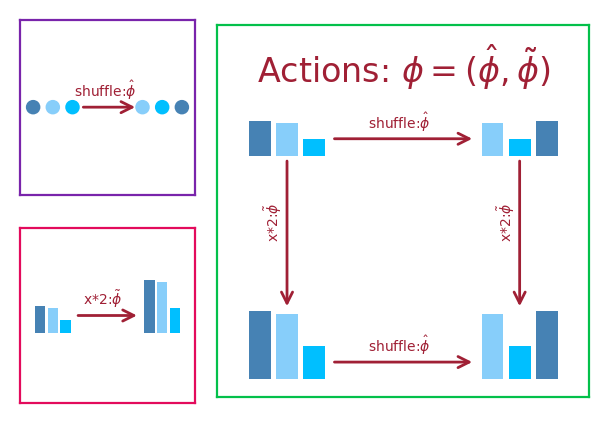
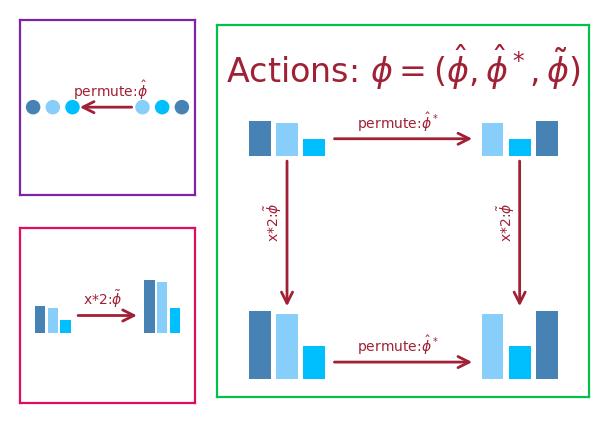
The notebook cell's code change between the first figure and the second:
--- before
+++ after
@@ -1,4 +1,2 @@
-
-
 scale = lambda v : [vi * 2 for vi in v]
 shuffle = lambda v : [v[i] for i in [1,2,0]]
@@ -20,6 +18,6 @@
 arrowprops=dict(arrowstyle="->,widthA=.15,lengthA=0", color=pcd['action'])
 
-c = axd['shuffle'].annotate(f"", (x2[0]-.01, .5), (x1[-1]+.03, .5), arrowprops=arrowprops)
-ca = axd['shuffle'].annotate(r"shuffle:$\hat{\phi}$", (.5, 1), xycoords=c, 
+c = axd['shuffle'].annotate(f"", (x1[-1]+.01, .5), (x2[0]-.03, .5), arrowprops=arrowprops)
+ca = axd['shuffle'].annotate(r"permute:$\hat{\phi}$", (.5, 1), xycoords=c, 
                              va="bottom", ha="center", color=pcd['action'], fontsize=fs['tiny'])
 
@@ -67,5 +65,5 @@
                                       xycoords=head, textcoords=tail,
                                       arrowprops=arrowprops)
-    ca = axd['scale_shuffle'].annotate(r"shuffle:$\hat{\phi}$", (.5, 1), xycoords=c, 
+    ca = axd['scale_shuffle'].annotate(r"permute:$\hat{\phi}^*$ ", (.5, 1), xycoords=c, 
                                  va="bottom", ha="center", color=pcd['action'], fontsize=fs['tiny'])
 
@@ -79,3 +77,6 @@
                                    color=pcd['action'], fontsize=fs['tiny'])
 
-axd['scale_shuffle'].set_title(r"Actions: $\phi=(\hat{\phi}, \tilde{\phi})$", y=.8, color=pcd['action'])
+axd['scale_shuffle'].set_title(r"Actions: $\phi=(\hat{\phi}, {\hat{\phi}}^*,\tilde{\phi})$", y=.8, color=pcd['action'])
+
+
+fig.savefig(paper_path/"actions.pdf", bbox_inches='tight', dpi=200)

Commit: restructure related work to focus on homemorphism and equivariance